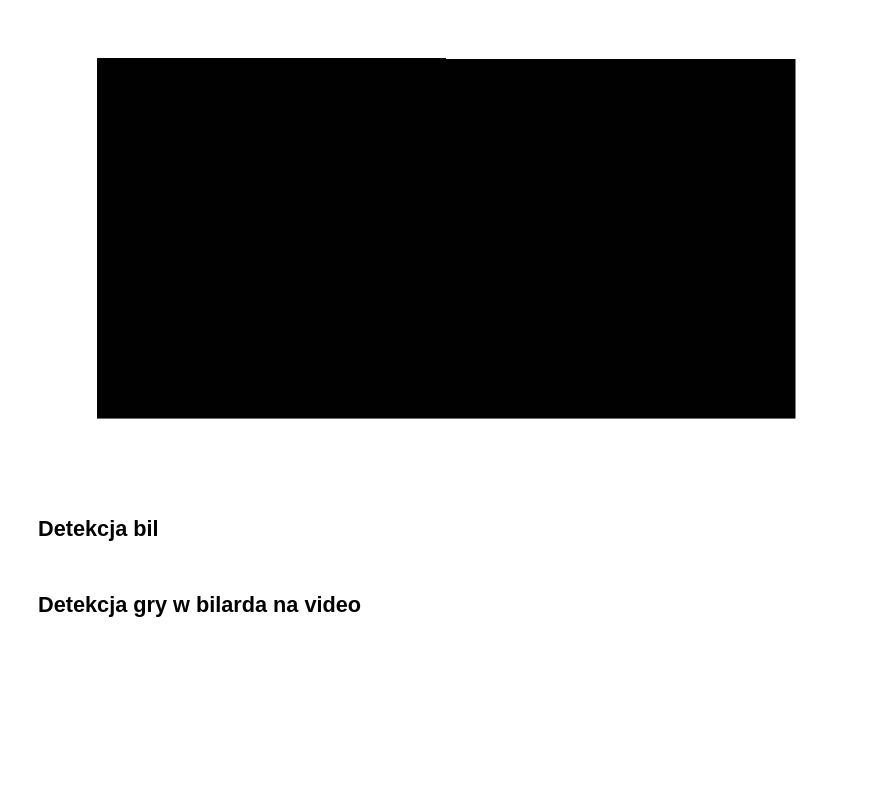
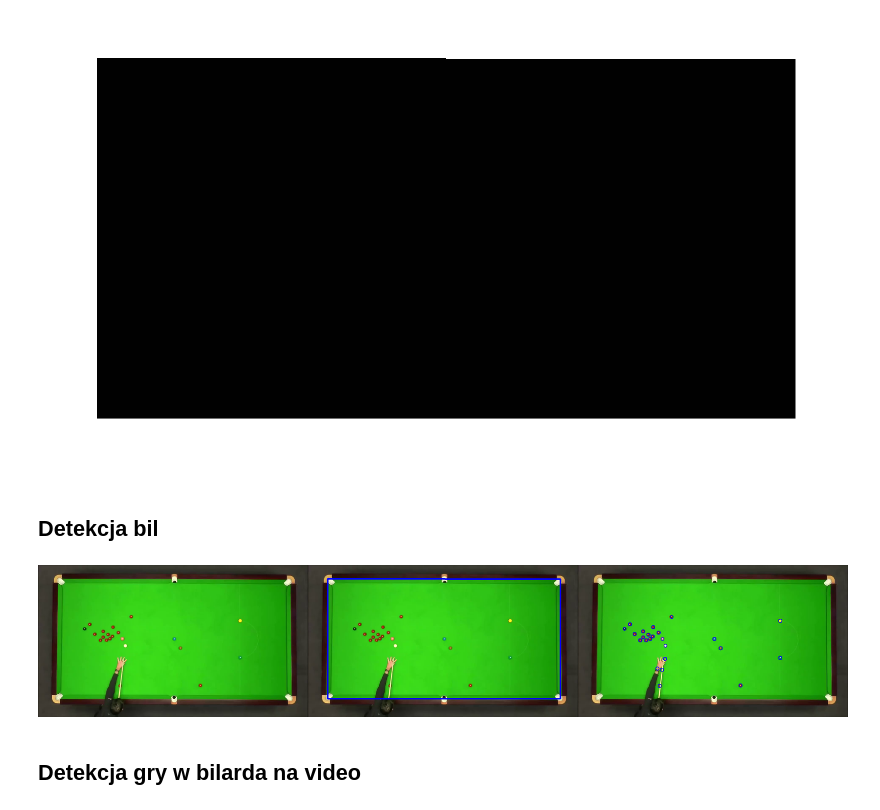
Before and after one commit to Mimikkk/study-master-2023-wk, a Jupyter notebook: project-2-image-description/projekt2_ap.ipynb, the cells around one changed output. Drawn from its saved outputs; the diff is of its cells as text; code cells hidden in the pictures; blank space fills up the shorter version.

Commit message:
add initial version of balls detection

```diff
--- a/project-2-image-description/projekt2_ap.ipynb
+++ b/project-2-image-description/projekt2_ap.ipynb
@@ -201,3 +199,28 @@ imshow(table_mask)
+# %%
+def detect_balls(frame):
+  gray_f = cv2.cvtColor(frame, cv2.COLOR_BGR2GRAY)
+  mask = table_mask.copy()
+  kernel = np.ones((7, 7),np.uint8)
+  mask_dilated = cv2.dilate(mask, kernel, iterations=10)
+  gray_f *= ~mask_dilated
+
+  circles = cv2.HoughCircles(gray_f, cv2.HOUGH_GRADIENT, dp=1, minDist=15, param1=100, param2=8, minRadius=6, maxRadius=9)
+  return np.uint16(np.around(circles))
+
+
+def make_circles_for_balls(frame, circles):
+  for i in circles[0, :]:
+      cv2.circle(frame,(i[0],i[1]),i[2],(255,0,0),2)
+      # cv2.circle(frame,(i[0],i[1]),2,(0,0,255),3)
+# %%
+frame_with_detected_balls = first_frame.copy()
+balls = detect_balls(frame_with_detected_balls)
+
+make_circles_for_balls(frame_with_detected_balls, balls)
+
+imshow(np.concatenate([first_frame, frame_with_detected_table, frame_with_detected_balls], 1))
+# %% [output]
+[figure, added]
 # %% [markdown]
 ## Detekcja gry w bilarda na video
 # %%
```
Also changed, not shown: parts of 4 cells of this notebook.
